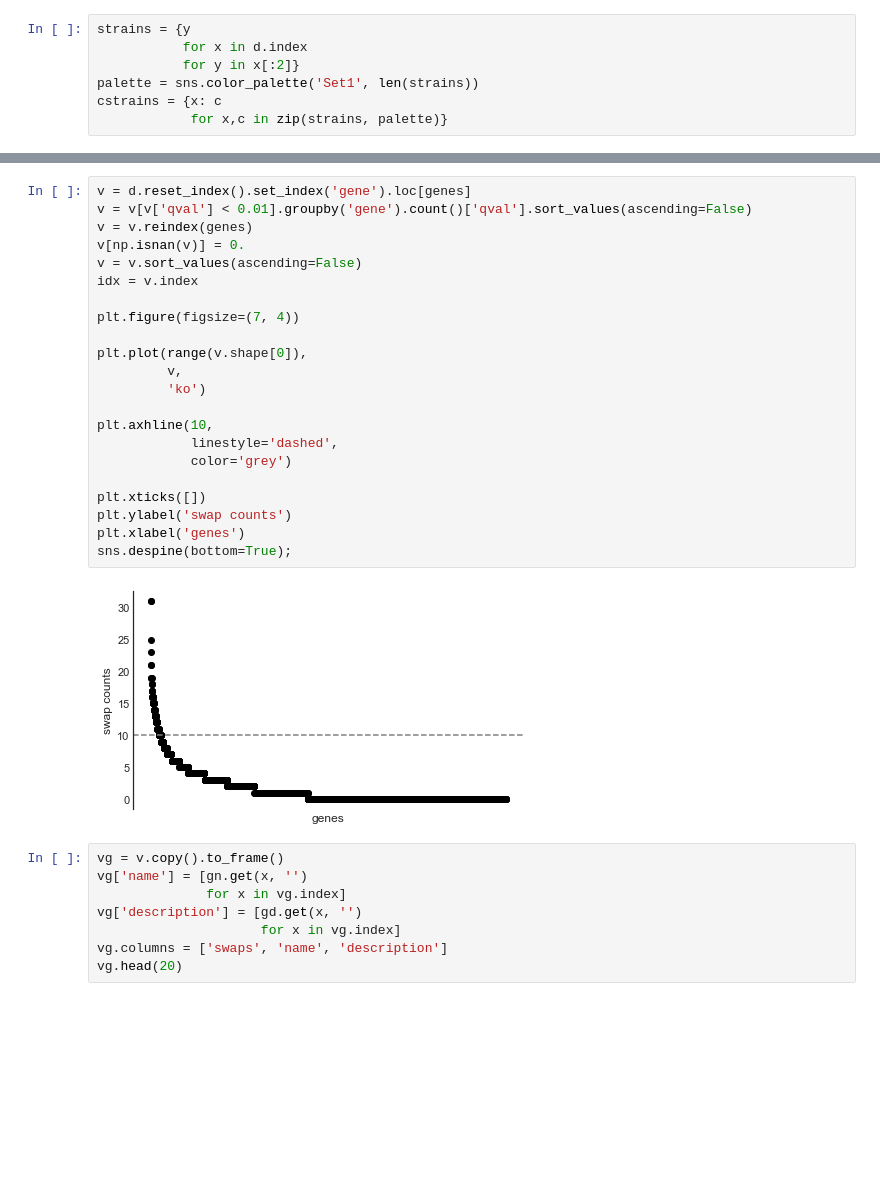
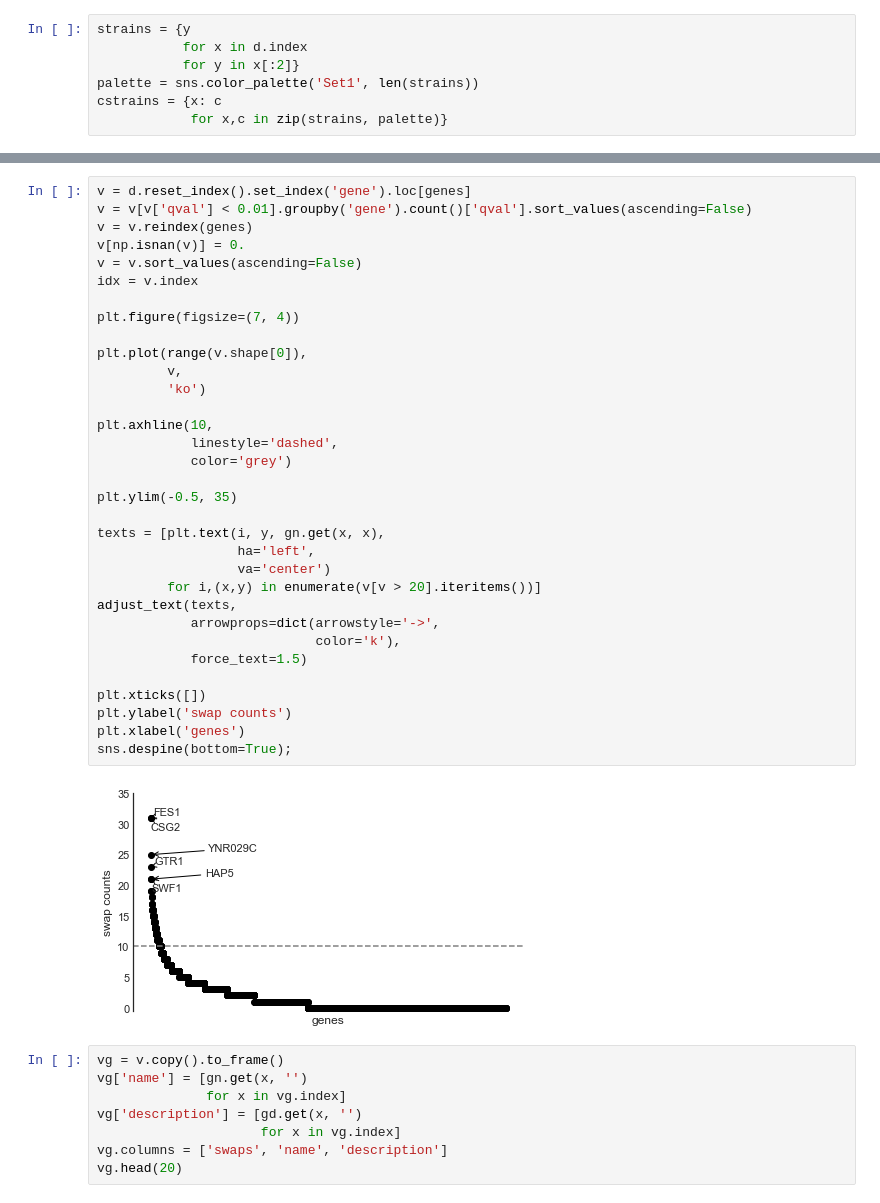
Before and after one commit to mgalardini/2018koyeast, a Jupyter notebook: notebooks/deviations.ipynb, the cells around one changed output, grey strips where cells are left out. Drawn from its saved outputs; the diff is of its cells as text; blank space fills up the shorter version.

```diff
--- a/notebooks/deviations.ipynb
+++ b/notebooks/deviations.ipynb
@@ -334,27 +335,38 @@ plt.tight_layout()
 # %%
 v = d.reset_index().set_index('gene').loc[genes]
 v = v[v['qval'] < 0.01].groupby('gene').count()['qval'].sort_values(ascending=False)
 v = v.reindex(genes)
 v[np.isnan(v)] = 0.
 v = v.sort_values(ascending=False)
 idx = v.index
 
 plt.figure(figsize=(7, 4))
 
 plt.plot(range(v.shape[0]),
          v,
          'ko')
 
 plt.axhline(10,
             linestyle='dashed',
             color='grey')
 
+plt.ylim(-0.5, 35)
+
+texts = [plt.text(i, y, gn.get(x, x),
+                  ha='left',
+                  va='center')
+         for i,(x,y) in enumerate(v[v > 20].iteritems())]
+adjust_text(texts,
+            arrowprops=dict(arrowstyle='->',
+                            color='k'),
+            force_text=1.5)
+
 plt.xticks([])
 plt.ylabel('swap counts')
 plt.xlabel('genes')
 sns.despine(bottom=True);
 # %% [output]
-[figure, old version]
+[figure, new version]
 # %%
 vg = v.copy().to_frame()
 vg['name'] = [gn.get(x, '')
```
Also changed, not shown: parts of 8 cells of this notebook.
